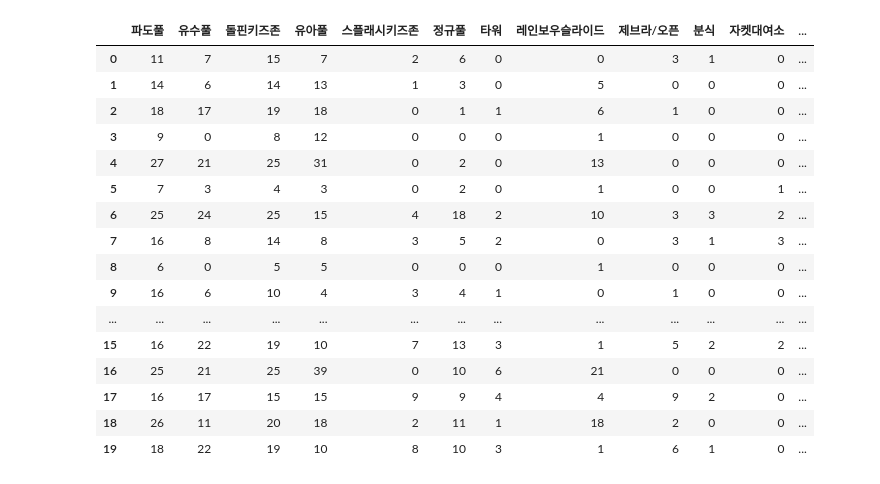
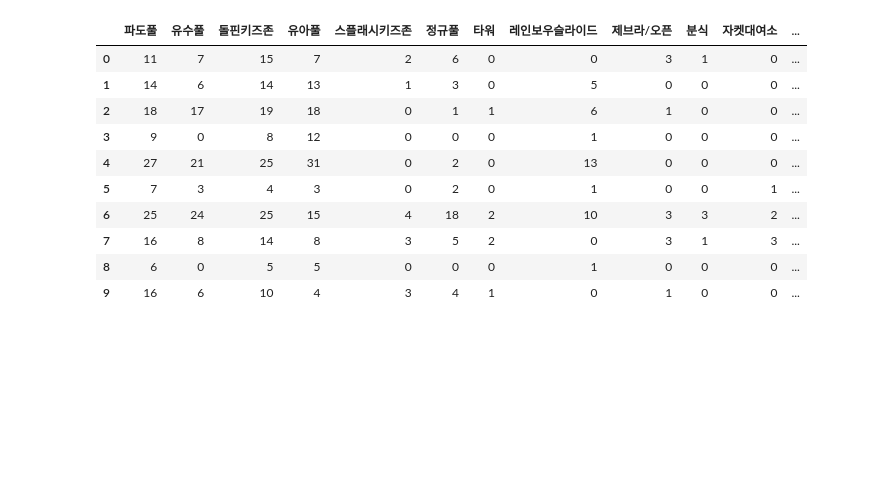
Before and after one commit to namgus/2018-Woongjin-Cooperation-Project, a Jupyter notebook: kmeans.ipynb, the cells around one changed output. Drawn from its saved outputs; the diff is of its cells as text; code cells hidden in the pictures; blank space fills up the shorter version.

```diff
--- a/kmeans.ipynb
+++ b/kmeans.ipynb
@@ -15,23 +13,17 @@ df = pd.read_csv('./kmeansall.csv')
 # %%
-df.head(20)
+df.head(10)
 # %% [output]
 |  | 파도풀 | 유수풀 | 돌핀키즈존 | 유아풀 | 스플래시키즈존 | 정규풀 | 타워 | 레인보우슬라이드 | 제브라/오픈 | 분식 | 자켓대여소 | ... |
 | 0 | 11 | 7 | 15 | 7 | 2 | 6 | 0 | 0 | 3 | 1 | 0 | ... |
 | 1 | 14 | 6 | 14 | 13 | 1 | 3 | 0 | 5 | 0 | 0 | 0 | ... |
 | 2 | 18 | 17 | 19 | 18 | 0 | 1 | 1 | 6 | 1 | 0 | 0 | ... |
 | 3 | 9 | 0 | 8 | 12 | 0 | 0 | 0 | 1 | 0 | 0 | 0 | ... |
 | 4 | 27 | 21 | 25 | 31 | 0 | 2 | 0 | 13 | 0 | 0 | 0 | ... |
 | 5 | 7 | 3 | 4 | 3 | 0 | 2 | 0 | 1 | 0 | 0 | 1 | ... |
 | 6 | 25 | 24 | 25 | 15 | 4 | 18 | 2 | 10 | 3 | 3 | 2 | ... |
 | 7 | 16 | 8 | 14 | 8 | 3 | 5 | 2 | 0 | 3 | 1 | 3 | ... |
 | 8 | 6 | 0 | 5 | 5 | 0 | 0 | 0 | 1 | 0 | 0 | 0 | ... |
 | 9 | 16 | 6 | 10 | 4 | 3 | 4 | 1 | 0 | 1 | 0 | 0 | ... |
-| ... | ... | ... | ... | ... | ... | ... | ... | ... | ... | ... | ... | ... |
-| 15 | 16 | 22 | 19 | 10 | 7 | 13 | 3 | 1 | 5 | 2 | 2 | ... |
-| 16 | 25 | 21 | 25 | 39 | 0 | 10 | 6 | 21 | 0 | 0 | 0 | ... |
-| 17 | 16 | 17 | 15 | 15 | 9 | 9 | 4 | 4 | 9 | 2 | 0 | ... |
-| 18 | 26 | 11 | 20 | 18 | 2 | 11 | 1 | 18 | 2 | 0 | 0 | ... |
-| 19 | 18 | 22 | 19 | 10 | 8 | 10 | 3 | 1 | 6 | 1 | 0 | ... |
 # %%
 # convert dataframe to numpy array
 data_points = df.values
```
Also changed, not shown: parts of 8 cells of this notebook.
